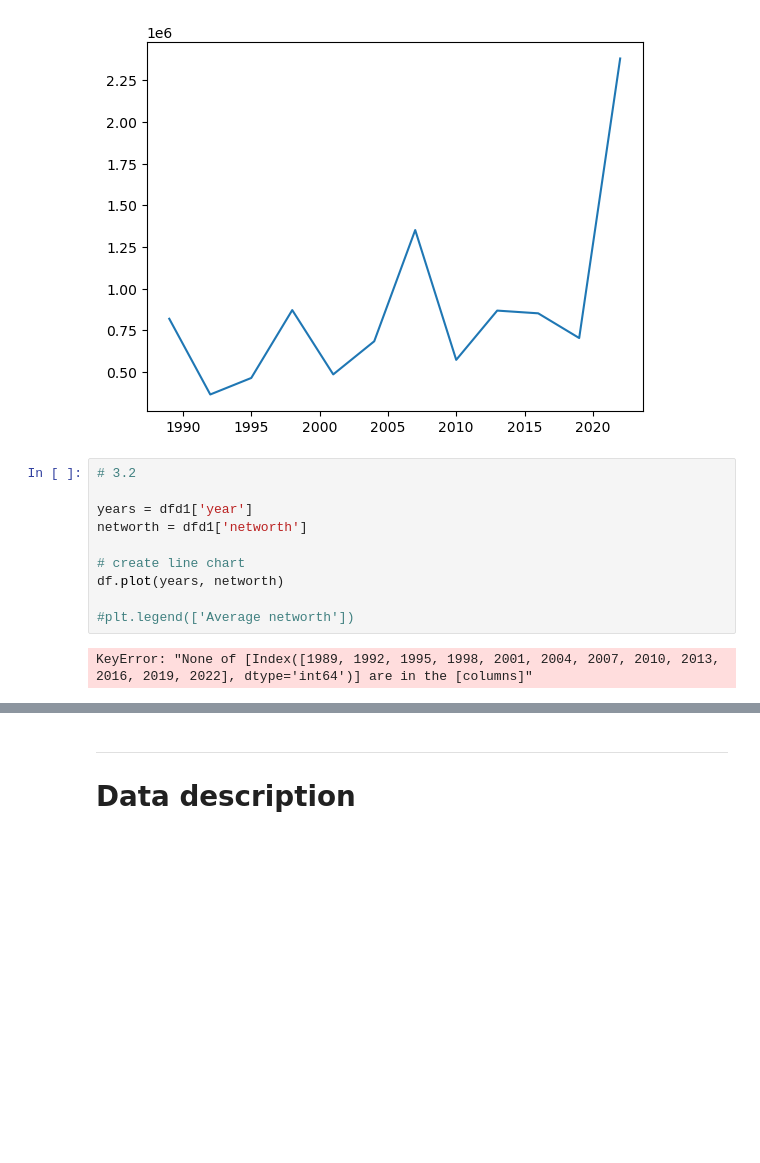
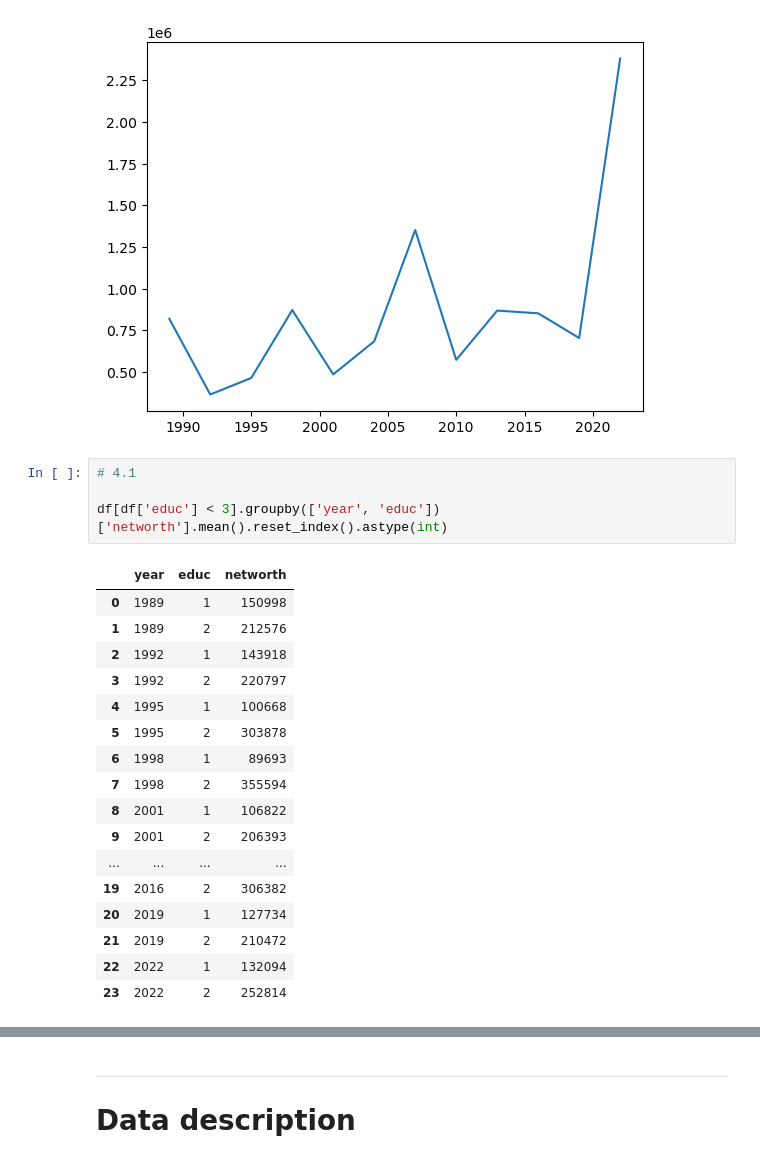
Before and after one commit to kai-thomas15/TECH2-H25-assignment2, a Jupyter notebook: assignment2.ipynb, the cells around one changed output, grey strips where cells are left out. Cells and saved outputs as stored; diff of their text form; blank space fills up the shorter version.

```diff
--- a/assignment2.ipynb
+++ b/assignment2.ipynb
@@ -242,15 +242,25 @@ plt.plot(values['year'], values['networth'])
 # %% [output]
 [<matplotlib.lines.Line2D at 0x...>]
 [figure]
-# %%
-# 3.2
-
-years = dfd1['year']
-networth = dfd1['networth']
-
-# create line chart
-df.plot(years, networth)
-
-#plt.legend(['Average networth'])
-# %% [output]
-KeyError: "None of [Index([1989, 1992, 1995, 1998, 2001, 2004, 2007, 2010, 2013, 2016, 2019, 2022], dtype='int64')] are in the [columns]"
+# %%
+# 4.1
+
+df[df['educ'] < 3].groupby(['year', 'educ'])['networth'].mean().reset_index().astype(int)
+# %% [output]
+|  | year | educ | networth |
+| 0 | 1989 | 1 | 150998 |
+| 1 | 1989 | 2 | 212576 |
+| 2 | 1992 | 1 | 143918 |
+| 3 | 1992 | 2 | 220797 |
+| 4 | 1995 | 1 | 100668 |
+| 5 | 1995 | 2 | 303878 |
+| 6 | 1998 | 1 | 89693 |
+| 7 | 1998 | 2 | 355594 |
+| 8 | 2001 | 1 | 106822 |
+| 9 | 2001 | 2 | 206393 |
+| ... | ... | ... | ... |
+| 19 | 2016 | 2 | 306382 |
+| 20 | 2019 | 1 | 127734 |
+| 21 | 2019 | 2 | 210472 |
+| 22 | 2022 | 1 | 132094 |
+| 23 | 2022 | 2 | 252814 |
```
Also changed, not shown: parts of 3 cells of this notebook.
